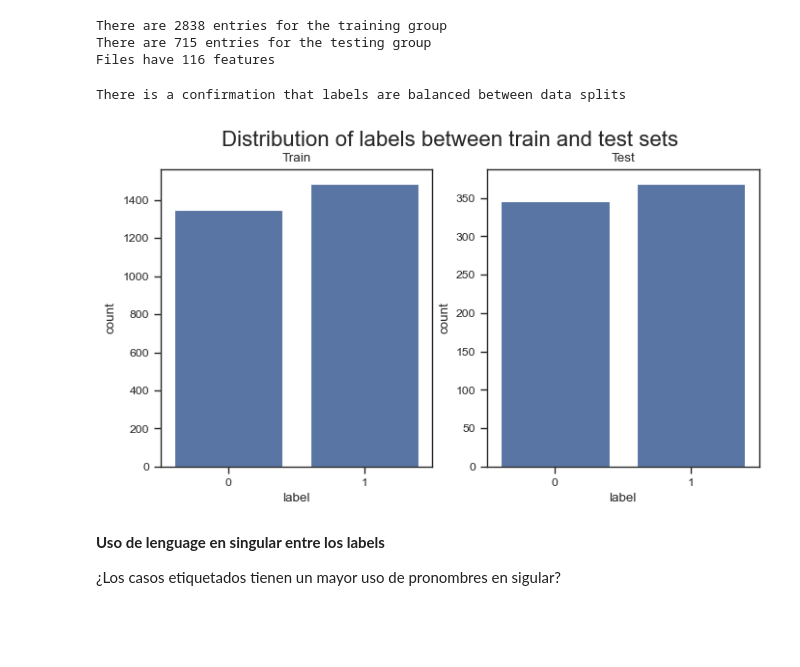
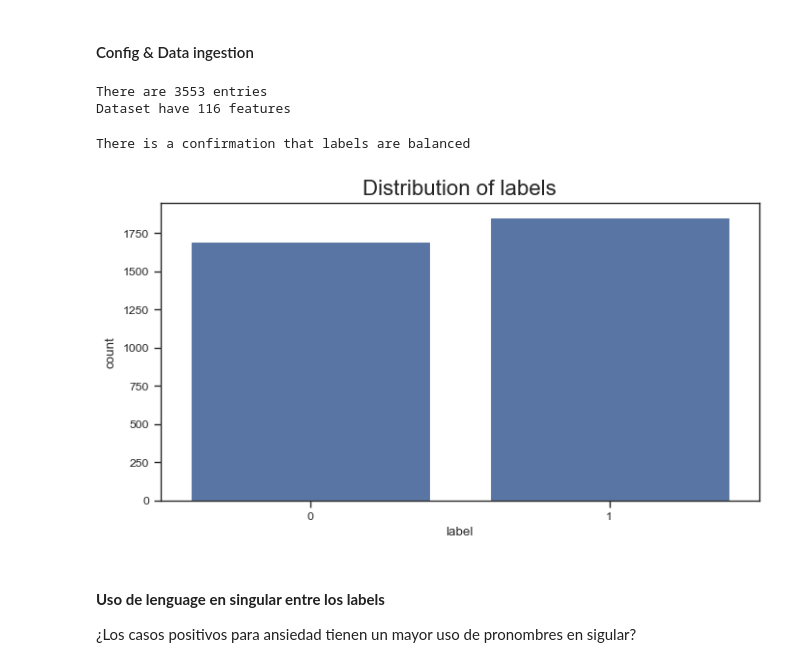
Before and after one commit to fjmoyao/depression_detection, a Jupyter notebook: src/EDA.ipynb, the cells around one changed output. Cells and saved outputs as stored; diff of their text form; code cells hidden in the pictures; blank space fills up the shorter version.

```diff
--- a/src/EDA.ipynb
+++ b/src/EDA.ipynb
@@ -1,3 +14,5 @@
+# %% [markdown]
+#### Config & Data ingestion
 # %%
 import os
 import pandas as pd
@@ -14,22 +30,18 @@ test_path = data_path / "dreaddit-test.csv"
 
 train = pd.read_csv(train_path)
 test =  pd.read_csv(test_path)
+df = pd.concat([train,test])
 # %%
 
-print(f"There are {train.shape[0]} entries for the training group")
-print(f"There are {test.shape[0]} entries for the testing group")
-print(f"Files have {test.shape[1]} features")
+print(f"There are {df.shape[0]} entries")
+print(f"Dataset have {df.shape[1]} features")
 # %% [output]
-There are 2838 entries for the training group
-There are 715 entries for the testing group
-Files have 116 features
+There are 3553 entries
+Dataset have 116 features
 # %%
-fig, axes = plt.subplots(1, 2)
-fig.suptitle('Distribution of labels between train and test sets', fontsize=16)
-
-sns.barplot(train.value_counts("label").reset_index(), x="label", y="count", ax=axes[0]).set_title("Train")
-sns.barplot(test.value_counts("label").reset_index(), x="label", y="count", ax=axes[1]).set_title("Test")
-print("There is a confirmation that labels are balanced between data splits")
+ax= sns.barplot(df.value_counts("label").reset_index(), x="label", y="count")
+ax.set_title('Distribution of labels', fontsize=16)
+print("There is a confirmation that labels are balanced")
 # %% [output]
-There is a confirmation that labels are balanced between data splits
+There is a confirmation that labels are balanced
-[figure, old version]
+[figure, new version]
@@ -36,5 +51,5 @@ There is a confirmation that labels are balanced between data splits
 # %% [markdown]
-**Uso de lenguage en singular entre los labels**
+#### **Uso de lenguage en singular entre los labels**
 
-¿Los casos etiquetados tienen un mayor uso de pronombres en sigular?
+¿Los casos positivos para ansiedad tienen un mayor uso de pronombres en sigular?
 # %%
```
Also changed, not shown: parts of 11 cells of this notebook.
